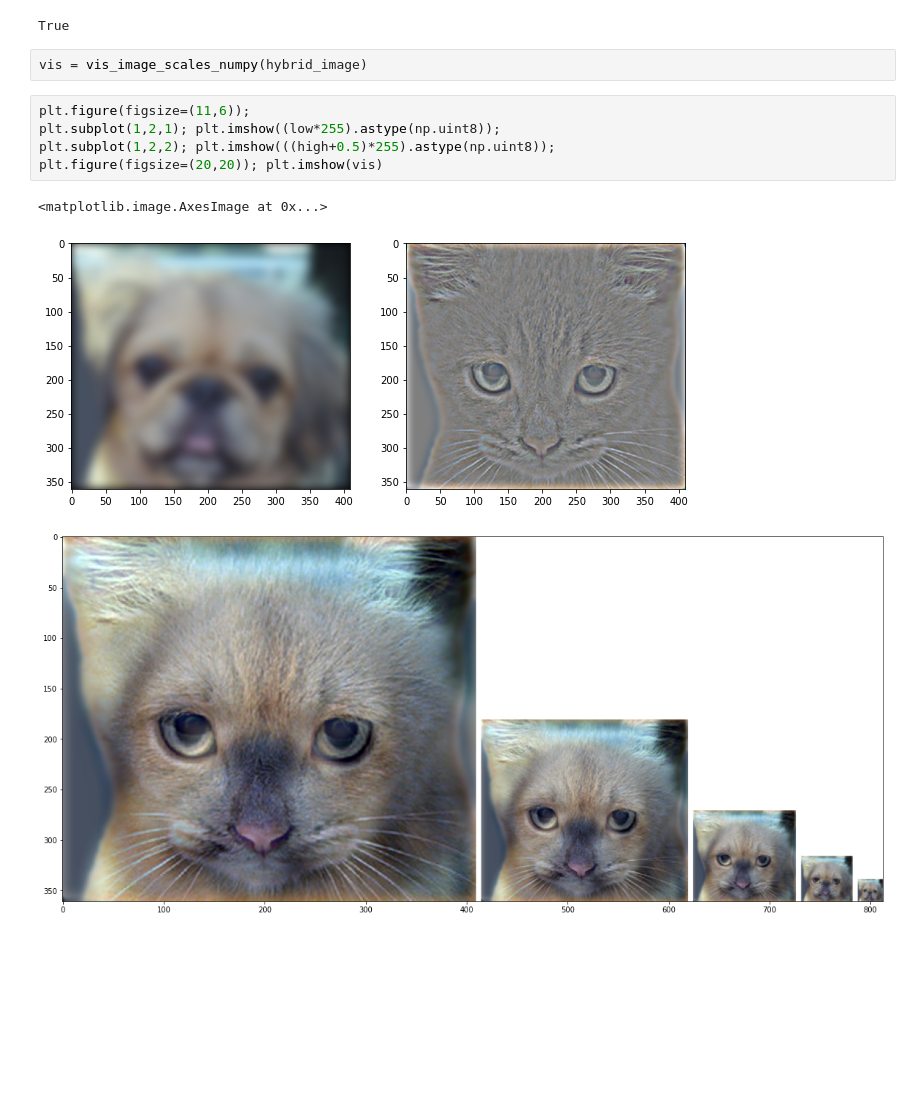
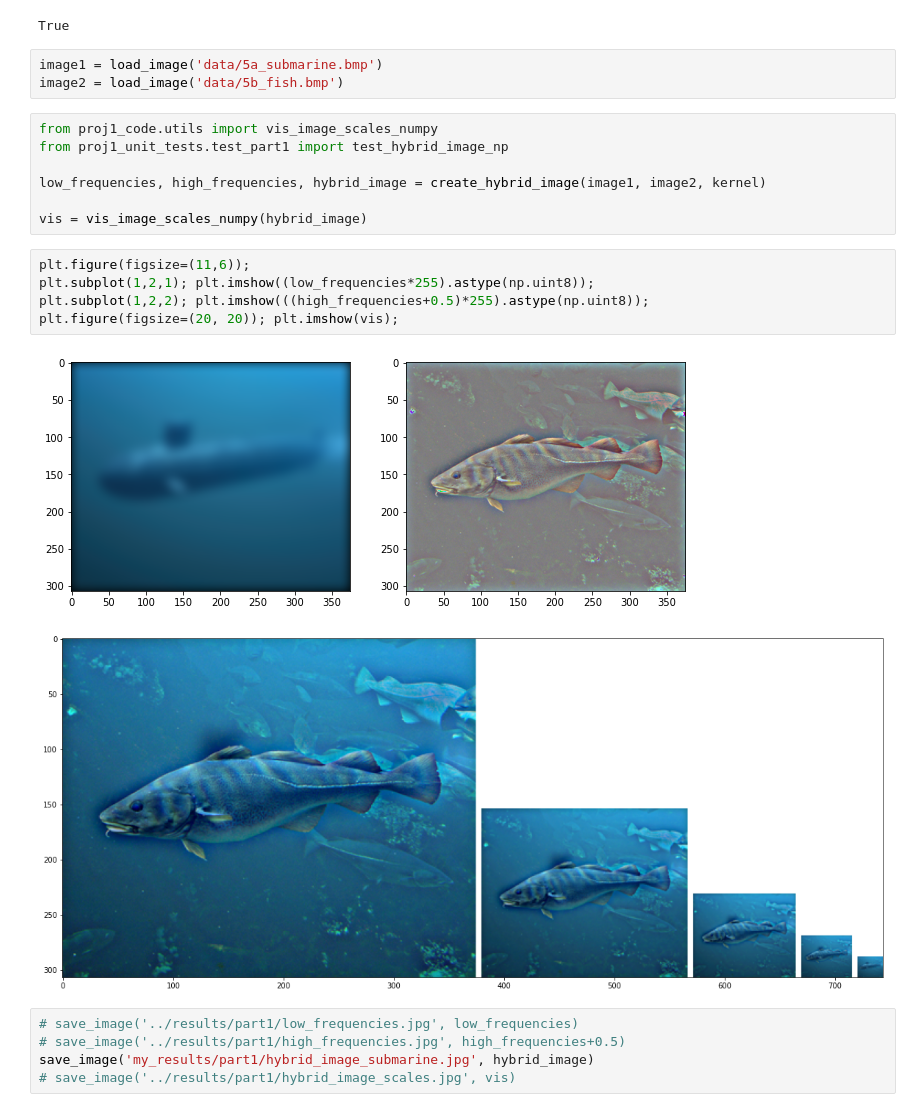
Before and after one commit to danielvelazquezl/convolution_n_hybrid_images, a Jupyter notebook: test_part1.ipynb, the cells around one changed output. Saved outputs shown, nothing was run; the diff lists cells and outputs as text; blank space fills up the shorter version.

```diff
--- a/test_part1.ipynb
+++ b/test_part1.ipynb
@@ -164,14 +164,26 @@ gt_hybrid_crop = np.array(
 np.allclose(hybrid_image[100:102,100:102,:], gt_hybrid_crop, atol=1e-3)
 # %% [output]
 True
-# %%
-vis = vis_image_scales_numpy(hybrid_image)
-# %%
-plt.figure(figsize=(11,6));
-plt.subplot(1,2,1); plt.imshow((low*255).astype(np.uint8));
-plt.subplot(1,2,2); plt.imshow(((high+0.5)*255).astype(np.uint8));
-plt.figure(figsize=(20,20)); plt.imshow(vis)
-# %% [output]
-<matplotlib.image.AxesImage at 0x...>
-[figure, removed]
-[figure, removed]
+# %%
+image1 = load_image('data/5a_submarine.bmp')
+image2 = load_image('data/5b_fish.bmp')
+# %%
+from proj1_code.utils import vis_image_scales_numpy
+from proj1_unit_tests.test_part1 import test_hybrid_image_np
+
+low_frequencies, high_frequencies, hybrid_image = create_hybrid_image(image1, image2, kernel)
+
+vis = vis_image_scales_numpy(hybrid_image)
+# %%
+plt.figure(figsize=(11,6));
+plt.subplot(1,2,1); plt.imshow((low_frequencies*255).astype(np.uint8));
+plt.subplot(1,2,2); plt.imshow(((high_frequencies+0.5)*255).astype(np.uint8));
+plt.figure(figsize=(20, 20)); plt.imshow(vis);
+# %% [output]
+[figure, added]
+[figure, added]
+# %%
+# save_image('../results/part1/low_frequencies.jpg', low_frequencies)
+# save_image('../results/part1/high_frequencies.jpg', high_frequencies+0.5)
+save_image('my_results/part1/hybrid_image_submarine.jpg', hybrid_image)
+# save_image('../results/part1/hybrid_image_scales.jpg', vis)
```
Also changed, not shown: 23 other files.
